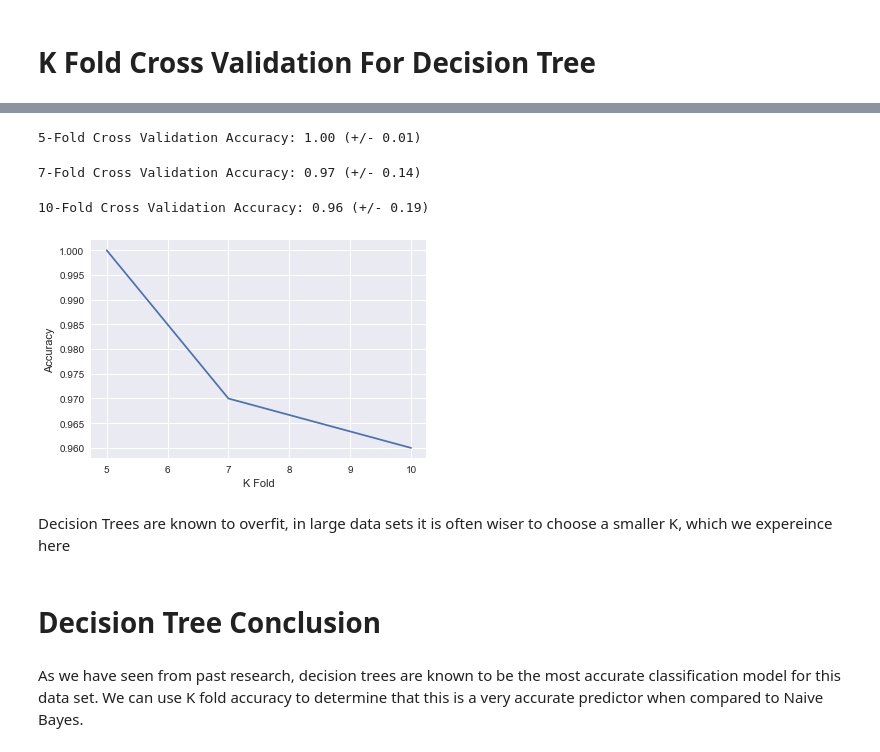
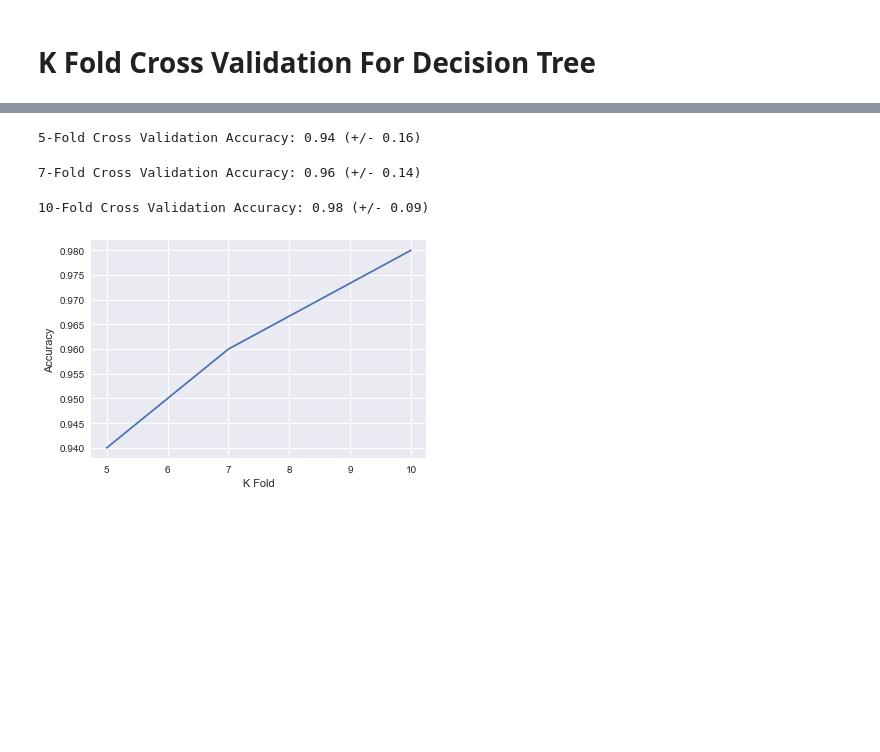
Before and after one commit to madysonmorris/Mushrooms, a Jupyter notebook: Mushroom Final.ipynb, the cells around one changed output, grey strips where cells are left out. Drawn from its saved outputs; the diff is of its cells as text; code cells hidden in the pictures; blank space fills up the shorter version.

```diff
--- a/Mushroom Final.ipynb
+++ b/Mushroom Final.ipynb
@@ -845,39 +360,32 @@ plt.ylabel('Value');
 # %%
 from sklearn.model_selection import cross_val_score
 from sklearn import svm
-clf = tree.DecisionTreeClassifier(random_state=42)
-clf = clf.fit(X_train, Y_train)
+clf = svm.SVC(kernel='linear', C=1)
 scores = cross_val_score(clf, X_dummy, Y_dummy, cv=5)
 
 print("5-Fold Cross Validation Accuracy: %0.2f (+/- %0.2f)" % (scores.mean(), scores.std() * 2))
 # %% [output]
-5-Fold Cross Validation Accuracy: 1.00 (+/- 0.01)
+5-Fold Cross Validation Accuracy: 0.94 (+/- 0.16)
 # %%
-
+clf = svm.SVC(kernel='linear', C=1)
 scores = cross_val_score(clf, X_dummy, Y_dummy, cv=7)
 
 print("7-Fold Cross Validation Accuracy: %0.2f (+/- %0.2f)" % (scores.mean(), scores.std() * 2))
 # %% [output]
-7-Fold Cross Validation Accuracy: 0.97 (+/- 0.14)
+7-Fold Cross Validation Accuracy: 0.96 (+/- 0.14)
 # %%
-
+clf = svm.SVC(kernel='linear', C=1)
 scores = cross_val_score(clf, X_dummy, Y_dummy, cv=10)
 
 print("10-Fold Cross Validation Accuracy: %0.2f (+/- %0.2f)" % (scores.mean(), scores.std() * 2))
 # %% [output]
-10-Fold Cross Validation Accuracy: 0.96 (+/- 0.19)
+10-Fold Cross Validation Accuracy: 0.98 (+/- 0.09)
 # %%
-b = [1, .97, .96]
+b = [.94, .96, .98]
 a = [5, 7, 10]
 plt.xlabel('K Fold')
 plt.ylabel('Accuracy')
 plt.plot(a, b)
 plt.show()
 # %% [output]
-[figure, old version]
+[figure, new version]
-# %% [markdown]
-Decision Trees are known to overfit, in large data sets it is often wiser to choose a smaller K, which we expereince here
-# %% [markdown]
-# Decision Tree Conclusion
-# %% [markdown]
-As we have seen from past research, decision trees are known to be the most accurate classification model for this data set. We can use K fold accuracy to determine that this is a very accurate predictor when compared to Naive Bayes.
```
Also changed, not shown: parts of 78 cells of this notebook.
